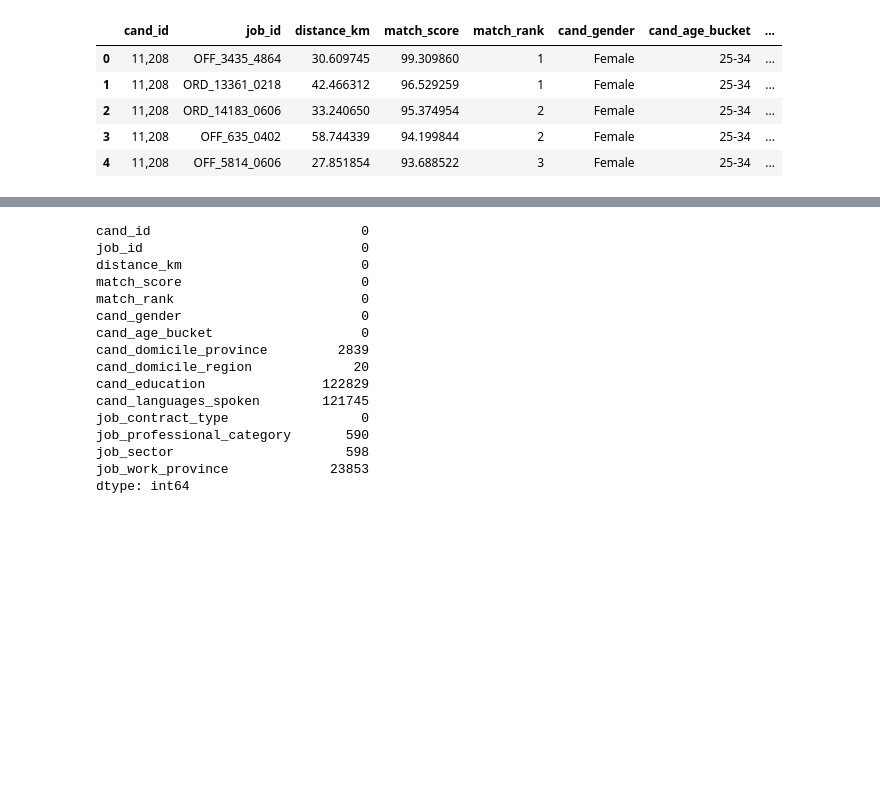
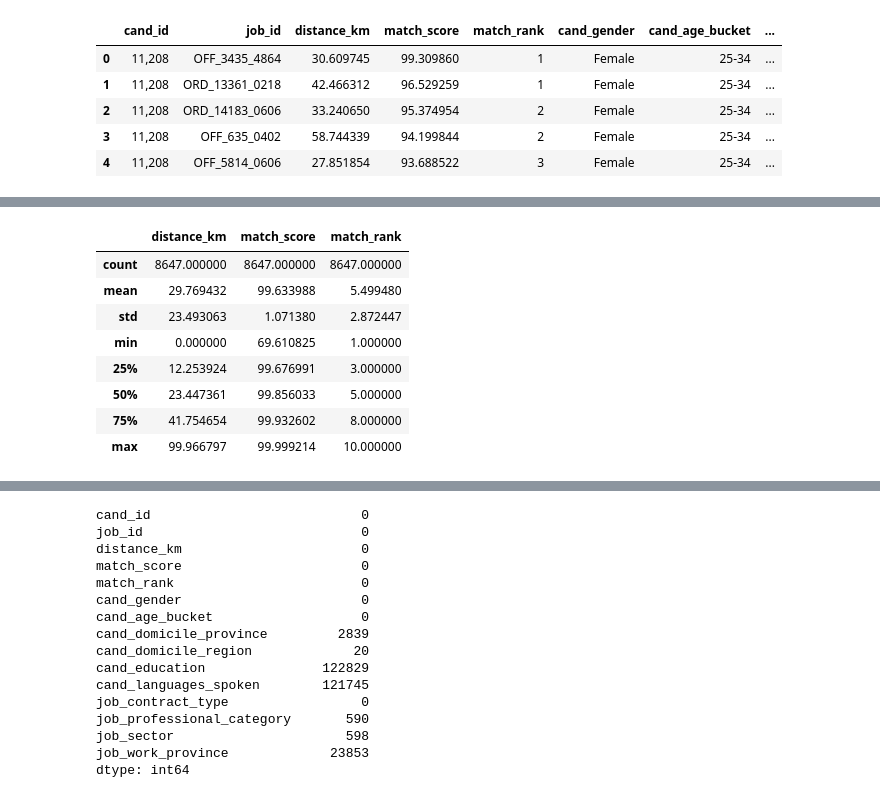
Before and after one commit to lorenzo-massa/Bias-Detection-Mitigation, a Jupyter notebook: preprocessing.ipynb, the cells around one changed output, grey strips where cells are left out. Saved outputs shown, nothing was run; the diff lists cells and outputs as text; code cells hidden in the pictures; blank space fills up the shorter version.

```diff
--- a/preprocessing.ipynb
+++ b/preprocessing.ipynb
@@ -21,0 +42,12 @@ df_direct_matching.head()
+# %%
+df_direct_matching.describe()
+# %% [output]
+|  | distance_km | match_score | match_rank |
+| count | 8647.000000 | 8647.000000 | 8647.000000 |
+| mean | 29.769432 | 99.633988 | 5.499480 |
+| std | 23.493063 | 1.071380 | 2.872447 |
+| min | 0.000000 | 69.610825 | 1.000000 |
+| 25% | 12.253924 | 99.676991 | 3.000000 |
+| 50% | 23.447361 | 99.856033 | 5.000000 |
+| 75% | 41.754654 | 99.932602 | 8.000000 |
+| max | 99.966797 | 99.999214 | 10.000000 |
```
Also changed, not shown: parts of 5 cells of this notebook, 2 other files.
